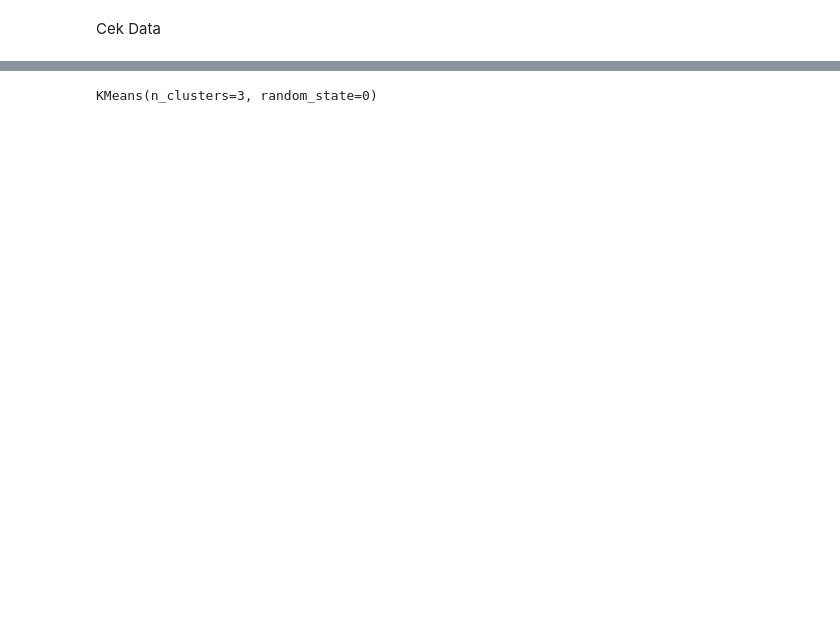
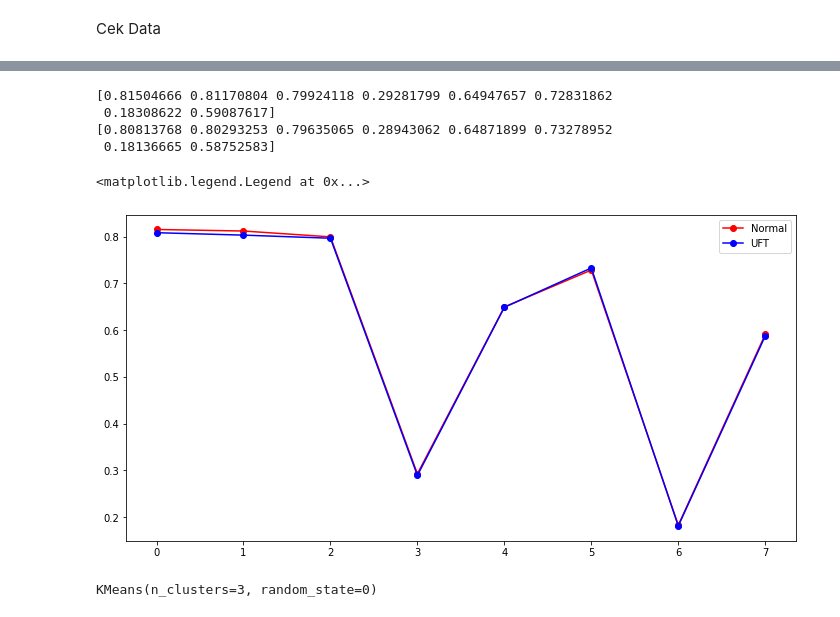
Before and after one commit to rachyharkov/prototype-feature-transform, a Jupyter notebook: notebook.ipynb, the cells around one changed output, grey strips where cells are left out. Saved outputs shown, nothing was run; the diff lists cells and outputs as text; code cells hidden in the pictures; blank space fills up the shorter version.

```diff
--- a/notebook.ipynb
+++ b/notebook.ipynb
@@ -118,2 +114,29 @@ normal_scaled = normal_scaler.fit_transform(D)
+# %%
+X = D.iloc[:, :8].values
+y = D.iloc[:, 8].values
+
+X_uft = D_new.iloc[:, :8].values
+y_uft = D_new.iloc[:, 8].values
+# %%
+from sklearn.feature_selection import mutual_info_classif as MIC
+mi_score = MIC(X,y)
+mi_score_uft = MIC(X_uft,y_uft)
+print(mi_score)
+print(mi_score_uft)
+# %% [output]
+[0.81504666 0.81170804 0.79924118 0.29281799 0.64947657 0.72831862
+ 0.18308622 0.59087617]
+[0.80813768 0.80293253 0.79635065 0.28943062 0.64871899 0.73278952
+ 0.18136665 0.58752583]
+# %%
+# plot the graph
+import matplotlib.pyplot as plt
+plt.figure(figsize=(12, 6))
+plt.plot(mi_score, 'ro-', label='Normal')
+plt.plot(mi_score_uft, 'bo-', label='UFT')
+plt.legend()
+# %% [output]
+<matplotlib.legend.Legend at 0x...>
+[figure, added]
 # %%
 kmeans_uft = KMeans(n_clusters=3, random_state=0)
```
Also changed, not shown: parts of 11 cells of this notebook, 2 other files.
